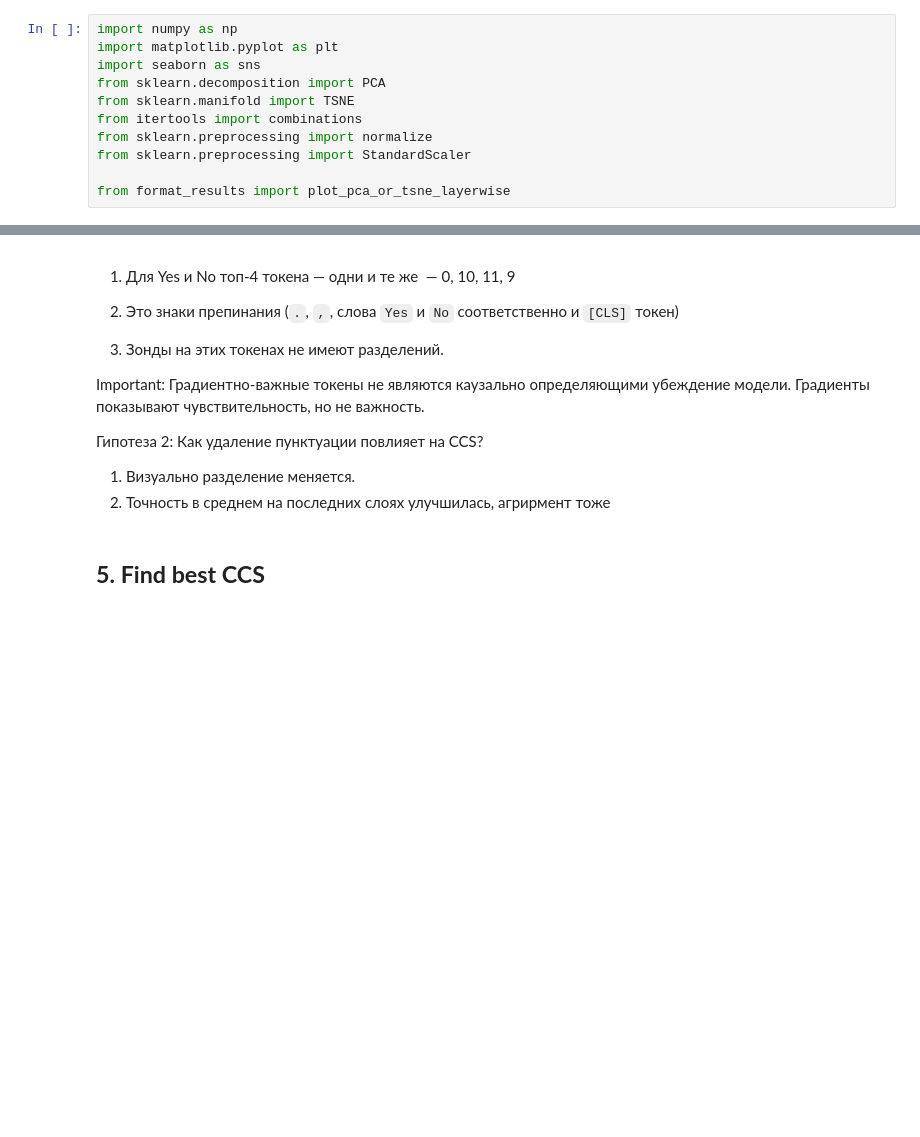
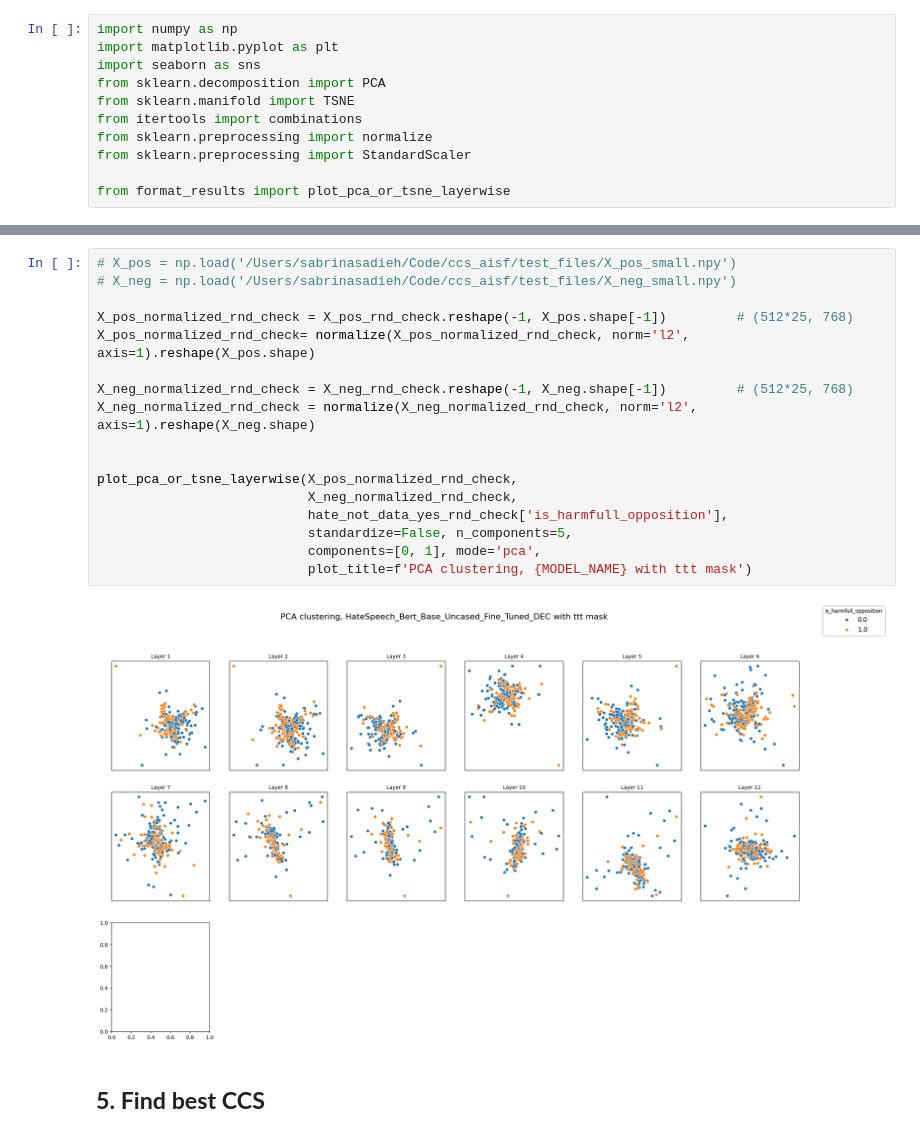
Before and after one commit to SadSabrina/ccs_aisf, a Jupyter notebook: notebooks/Steering_exp.ipynb, the cells around one changed output, grey strips where cells are left out. Cells and saved outputs as stored; diff of their text form; blank space fills up the shorter version.

```diff
--- a/notebooks/Steering_exp.ipynb
+++ b/notebooks/Steering_exp.ipynb
@@ -203,14 +174,22 @@ for token_words_list in [tokens0_no, tokens9_no, tokens11_no, tokens10_no]:
-# %% [markdown]
-1. Для Yes и No топ-4 токена — одни и те же  — 0, 10, 11, 9
-2. Это знаки препинания (`.`, `,`, слова `Yes` и `No` соответственно и `[CLS]`  токен)
-
-3. Зонды на этих токенах не имеют разделений.
-
-Important: Градиентно-важные токены не являются каузально определяющими убеждение модели. Градиенты показывают чувствительность, но не важность.
-
-Гипотеза 2: Как удаление пунктуации повлияет на CCS?
-1. Визуально разделение меняется.
-2. Точность в среднем на последних слоях улучшилась, агрирмент тоже
+# %%
+# X_pos = np.load('/Users/sabrinasadieh/Code/ccs_aisf/test_files/X_pos_small.npy')
+# X_neg = np.load('/Users/sabrinasadieh/Code/ccs_aisf/test_files/X_neg_small.npy')
+
+X_pos_normalized_rnd_check = X_pos_rnd_check.reshape(-1, X_pos.shape[-1])         # (512*25, 768)
+X_pos_normalized_rnd_check= normalize(X_pos_normalized_rnd_check, norm='l2', axis=1).reshape(X_pos.shape)
+
+X_neg_normalized_rnd_check = X_neg_rnd_check.reshape(-1, X_neg.shape[-1])         # (512*25, 768)
+X_neg_normalized_rnd_check = normalize(X_neg_normalized_rnd_check, norm='l2', axis=1).reshape(X_neg.shape)
+
+
+plot_pca_or_tsne_layerwise(X_pos_normalized_rnd_check,
+                           X_neg_normalized_rnd_check,
+                           hate_not_data_yes_rnd_check['is_harmfull_opposition'],
+                           standardize=False, n_components=5,
+                           components=[0, 1], mode='pca',
+                           plot_title=f'PCA clustering, {MODEL_NAME} with ttt mask')
+# %% [output]
+[figure, added]
 # %% [markdown]
 ## **5. Find best CCS**
 # %% [markdown]
```
Also changed, not shown: parts of 35 cells of this notebook, 21 other files.
